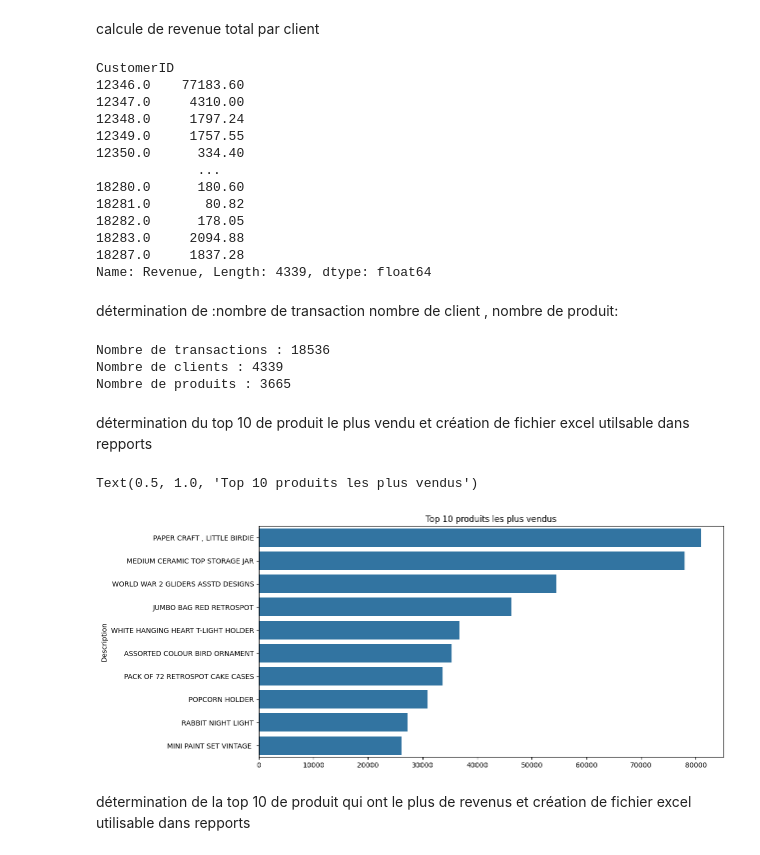
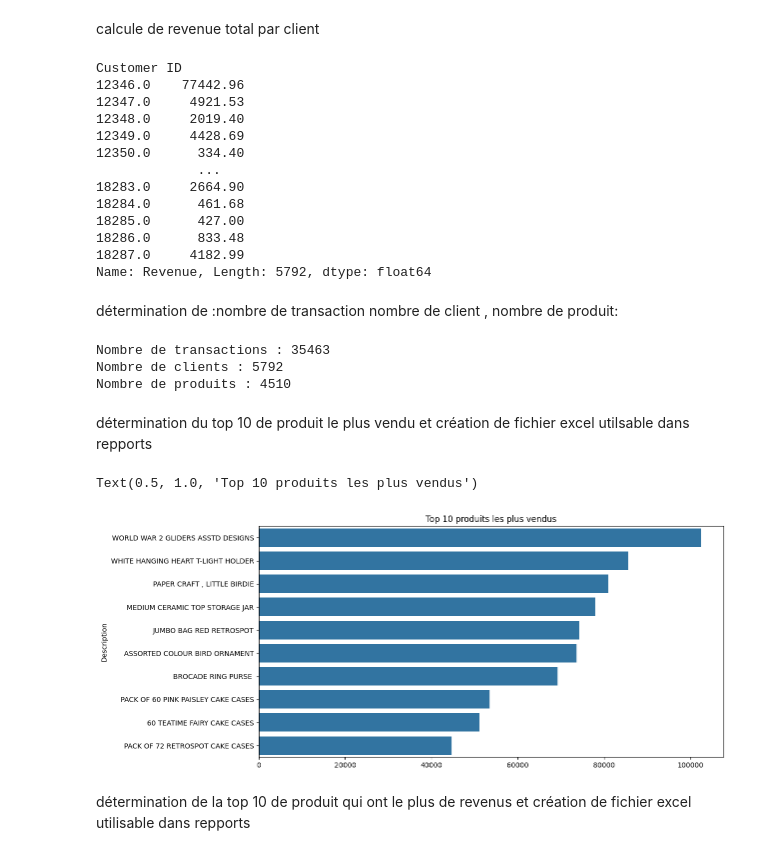
Before and after one commit to LAIARIMOMA/portofolio_online_retail, a Jupyter notebook: notebooks/02_analyse.ipynb, the cells around one changed output. Drawn from its saved outputs; the diff is of its cells as text; code cells hidden in the pictures.

```diff
--- a/notebooks/02_analyse.ipynb
+++ b/notebooks/02_analyse.ipynb
@@ -18,6 +13,0 @@ creartion des colonne
-# %%
-
-df_a_analyser['Revenue']=df_a_analyser['UnitPrice']*df_a_analyser['Quantity']
-df_a_analyser['mois']=df_a_analyser['InvoiceDate'].dt.month
-df_a_analyser['anne']=df_a_analyser['InvoiceDate'].dt.year
-df_a_analyser.head()
@@ -31,43 +14,43 @@ df_a_analyser.head()
 # %% [markdown]
 calcule de revenue total par client
 # %%
-df_a_analyser.groupby('CustomerID')['Revenue'].sum()
+df_a_analyser.groupby('Customer ID')['Revenue'].sum()
 # %% [output]
-CustomerID
-12346.0    77183.60
-12347.0     4310.00
-12348.0     1797.24
-12349.0     1757.55
+Customer ID
+12346.0    77442.96
+12347.0     4921.53
+12348.0     2019.40
+12349.0     4428.69
 12350.0      334.40
              ...
-18280.0      180.60
-18281.0       80.82
-18282.0      178.05
-18283.0     2094.88
-18287.0     1837.28
-Name: Revenue, Length: 4339, dtype: float64
+18283.0     2664.90
+18284.0      461.68
+18285.0      427.00
+18286.0      833.48
+18287.0     4182.99
+Name: Revenue, Length: 5792, dtype: float64
 # %% [markdown]
 détermination de :nombre de transaction  nombre de client , nombre de produit:
 # %%
 
-print('Nombre de transactions :',df_a_analyser['InvoiceNo'].nunique())
-print('Nombre de clients :', df_a_analyser['CustomerID'].nunique())
+print('Nombre de transactions :',df_a_analyser['Invoice'].nunique())
+print('Nombre de clients :', df_a_analyser['Customer ID'].nunique())
 print('Nombre de produits :', df_a_analyser['StockCode'].nunique())
 # %% [output]
-Nombre de transactions : 18536
-Nombre de clients : 4339
-Nombre de produits : 3665
+Nombre de transactions : 35463
+Nombre de clients : 5792
+Nombre de produits : 4510
 # %% [markdown]
 détermination du top 10 de produit le plus vendu et création de fichier excel utilsable dans repports
 # %%
 top_products = df_a_analyser.groupby('Description')['Quantity'].sum().sort_values(ascending=False).head(10)
-top_products.to_excel('..\\repports\\top10_produit.xlsx')
+top_products.to_excel('..\\reports\\top10_produit.xlsx')
 plt.figure(figsize=(12,6))
 sns.barplot(x=top_products.values, y=top_products.index)
 plt.title('Top 10 produits les plus vendus')
 # %% [output]
 Text(0.5, 1.0, 'Top 10 produits les plus vendus')
-[figure, old version]
+[figure, new version]
 # %% [markdown]
 détermination de la top 10 de produit qui ont le plus de revenus et création de fichier excel utilisable dans repports
 # %%
```
Also changed, not shown: parts of 4 cells of this notebook, 20 other files.
